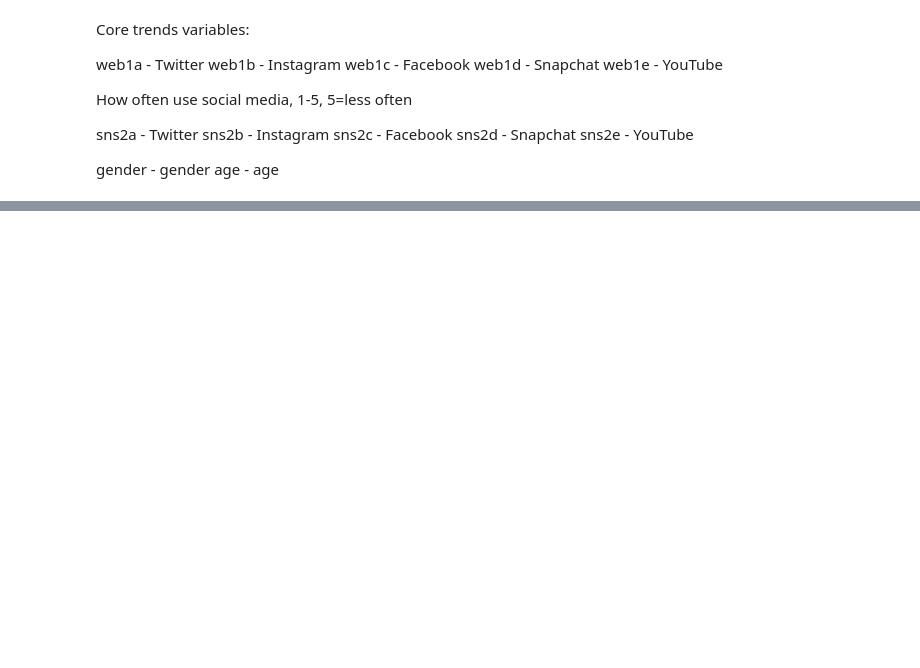
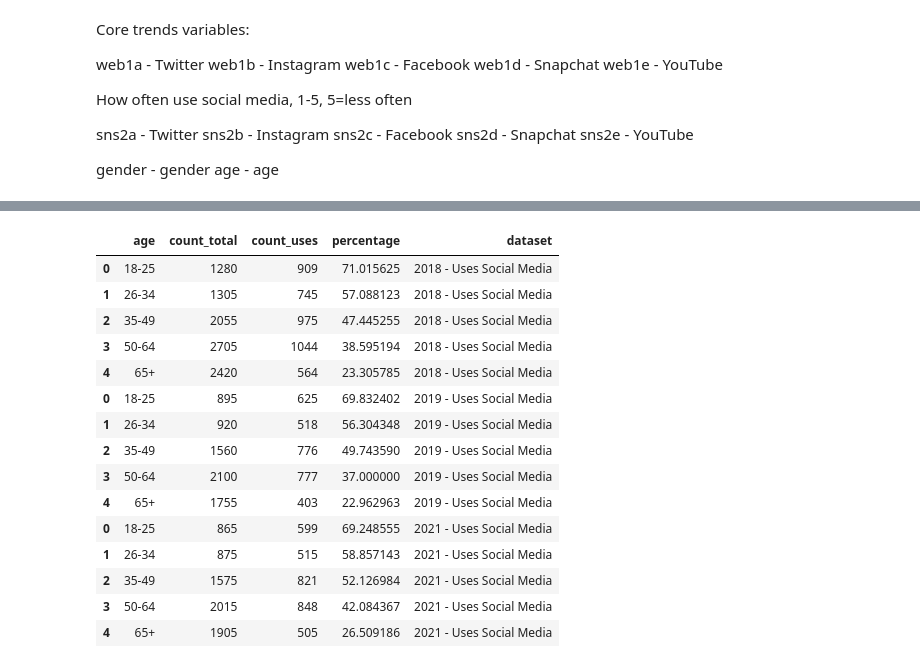
Before and after one commit to uic-cs418/group-project-gamon, a Jupyter notebook: synthia.ipynb, the cells around one changed output, grey strips where cells are left out. Cells and saved outputs as stored; diff of their text form; code cells hidden in the pictures; blank space fills up the shorter version.

```diff
--- a/synthia.ipynb
+++ b/synthia.ipynb
@@ -411,0 +154,19 @@ plt.legend(loc='upper right', bbox_to_anchor=(1.25,1))
+# %%
+CoreTrends_SMUseSum_concat
+# %% [output]
+|  | age | count_total | count_uses | percentage | dataset |
+| 0 | 18-25 | 1280 | 909 | 71.015625 | 2018 - Uses Social Media |
+| 1 | 26-34 | 1305 | 745 | 57.088123 | 2018 - Uses Social Media |
+| 2 | 35-49 | 2055 | 975 | 47.445255 | 2018 - Uses Social Media |
+| 3 | 50-64 | 2705 | 1044 | 38.595194 | 2018 - Uses Social Media |
+| 4 | 65+ | 2420 | 564 | 23.305785 | 2018 - Uses Social Media |
+| 0 | 18-25 | 895 | 625 | 69.832402 | 2019 - Uses Social Media |
+| 1 | 26-34 | 920 | 518 | 56.304348 | 2019 - Uses Social Media |
+| 2 | 35-49 | 1560 | 776 | 49.743590 | 2019 - Uses Social Media |
+| 3 | 50-64 | 2100 | 777 | 37.000000 | 2019 - Uses Social Media |
+| 4 | 65+ | 1755 | 403 | 22.962963 | 2019 - Uses Social Media |
+| 0 | 18-25 | 865 | 599 | 69.248555 | 2021 - Uses Social Media |
+| 1 | 26-34 | 875 | 515 | 58.857143 | 2021 - Uses Social Media |
+| 2 | 35-49 | 1575 | 821 | 52.126984 | 2021 - Uses Social Media |
+| 3 | 50-64 | 2015 | 848 | 42.084367 | 2021 - Uses Social Media |
+| 4 | 65+ | 1905 | 505 | 26.509186 | 2021 - Uses Social Media |
```
Also changed, not shown: parts of 53 cells of this notebook, 2 other files.
